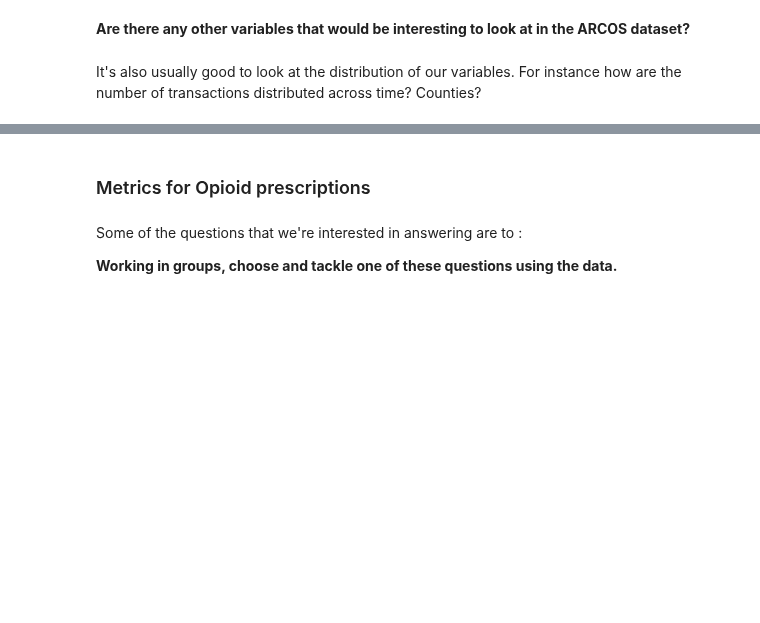
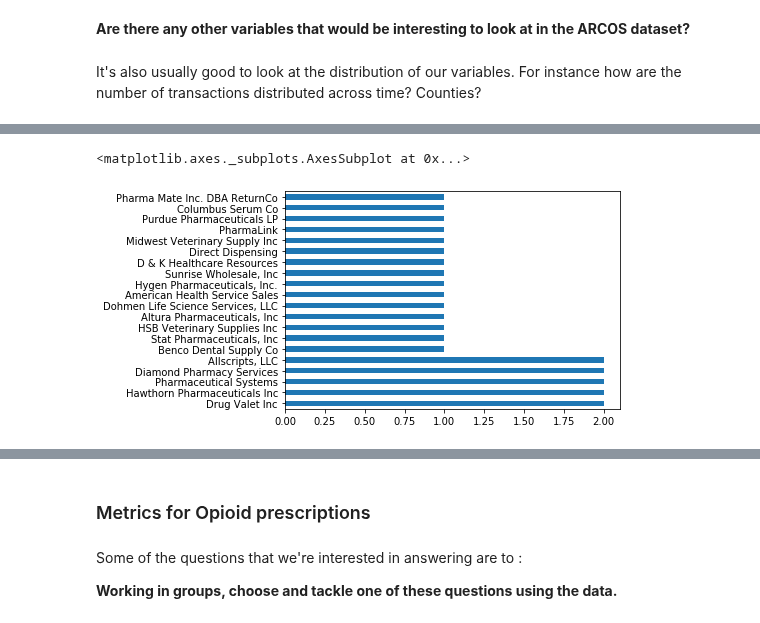
Before and after one commit to jessicambs/hacknights, a Jupyter notebook: opioid-analytics/01_opioid-distribution-prescription-patterns.ipynb, the cells around one changed output, grey strips where cells are left out. Drawn from its saved outputs; the diff is of its cells as text; code cells hidden in the pictures; blank space fills up the shorter version.

```diff
--- a/opioid-analytics/01_opioid-distribution-prescription-patterns.ipynb
+++ b/opioid-analytics/01_opioid-distribution-prescription-patterns.ipynb
@@ -221,0 +244,5 @@ arcos['TRANSACTION_YEAR'].value_counts().plot.bar()
+# %%
+arcos['Reporter_family'].value_counts()[-20:].plot.barh()
+# %% [output]
+<matplotlib.axes._subplots.AxesSubplot at 0x...>
+[figure, added]
```
Also changed, not shown: parts of 17 cells of this notebook.
